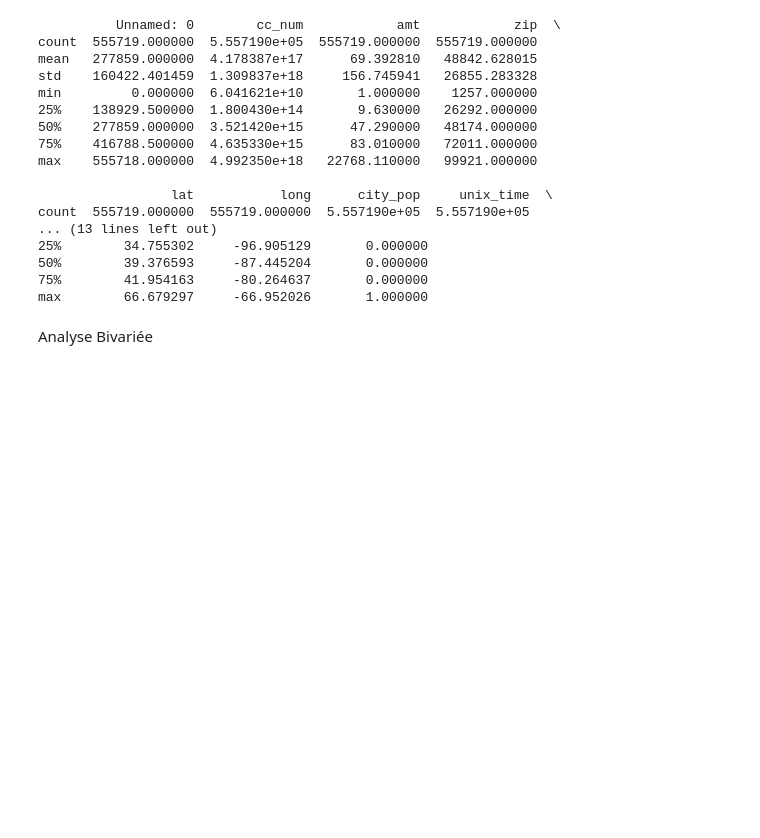
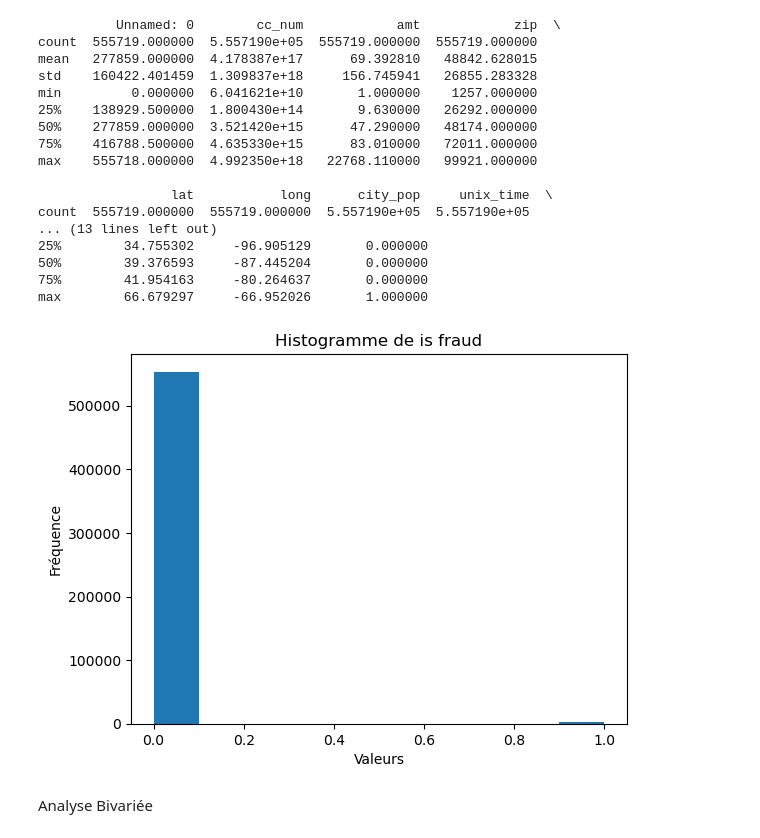
Before and after one commit to PierreSchickele/CC_Fraud_Prediction_ProjetFinal, a Jupyter notebook: Fraud_test_project.ipynb, the cells around one changed output. Cells and saved outputs as stored; diff of their text form; code cells hidden in the pictures; blank space fills up the shorter version.

```diff
--- a/Fraud_test_project.ipynb
+++ b/Fraud_test_project.ipynb
@@ -11,7 +11,7 @@ import warnings
 # %% [markdown]
 Chargement du Fichier CSV
 # %%
-data = pd.read_csv("fraud test.csv")
+data = pd.read_csv("src/fraud test.csv")
 # %% [markdown]
 Compréhension des Données
 # %%
@@ -77,17 +86,3 @@ Nettoyage des Données
-# %%
-# Traiter les valeurs manquantes
-
-data.dropna(inplace=True)
-# %%
-# Transformer les données si nécessaire
-# Exemple : Normalisation des données
-from sklearn.preprocessing import MinMaxScaler
-scaler = MinMaxScaler()
-data[['colonne1', 'colonne2']] = scaler.fit_transform(data[['colonne1', 'colonne2']])
-# %%
-# Traiter les valeurs aberrantes
-# Exemple : Supprimer les valeurs en dehors d'un certain intervalle
-data = data[(data['colonne'] > borne_inférieure) & (data['colonne'] < borne_supérieure)]
 # %%
 # Identification des valeurs nulles
 
@@ -170,6 +172,14 @@ plt.xlabel('Valeurs')
 plt.ylabel('Fréquence')
 plt.title('Histogramme de la colonne')
 plt.show()
+# %%
+plt.hist(data["is_fraud"])  # Nombre de bacs peut être ajusté selon les besoins pour mieux vuzualiser l'histogramme
+plt.xlabel('Valeurs')
+plt.ylabel('Fréquence')
+plt.title('Histogramme de is fraud')
+plt.show()
+# %% [output]
+[figure, added]
 # %%
 # Visualiser la distribution des variables
 
```
Also changed, not shown: parts of 9 cells of this notebook.
